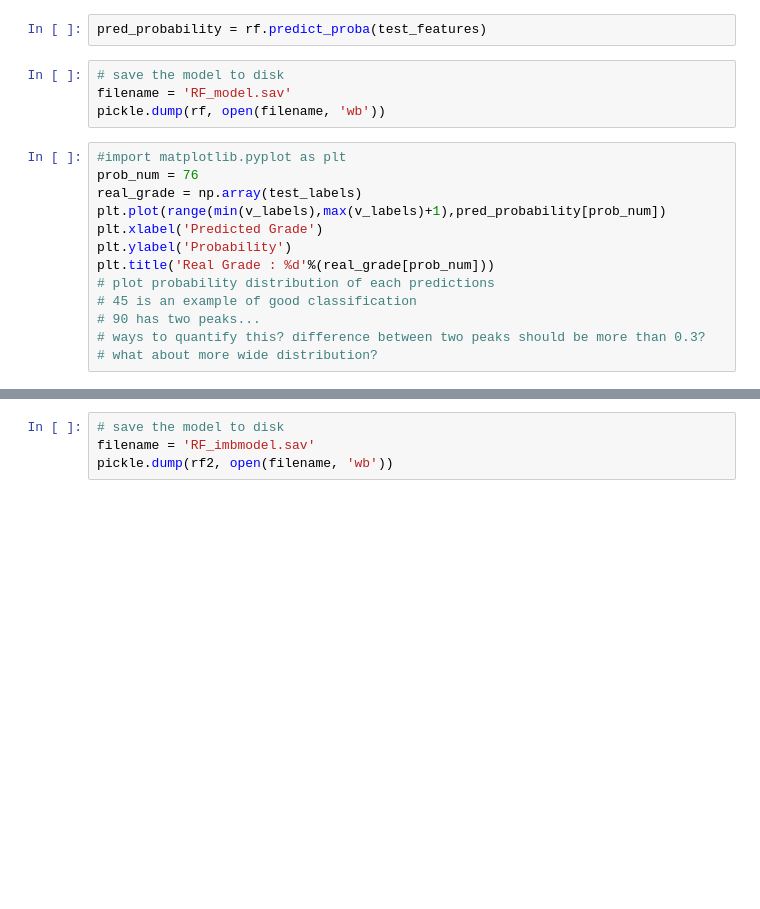
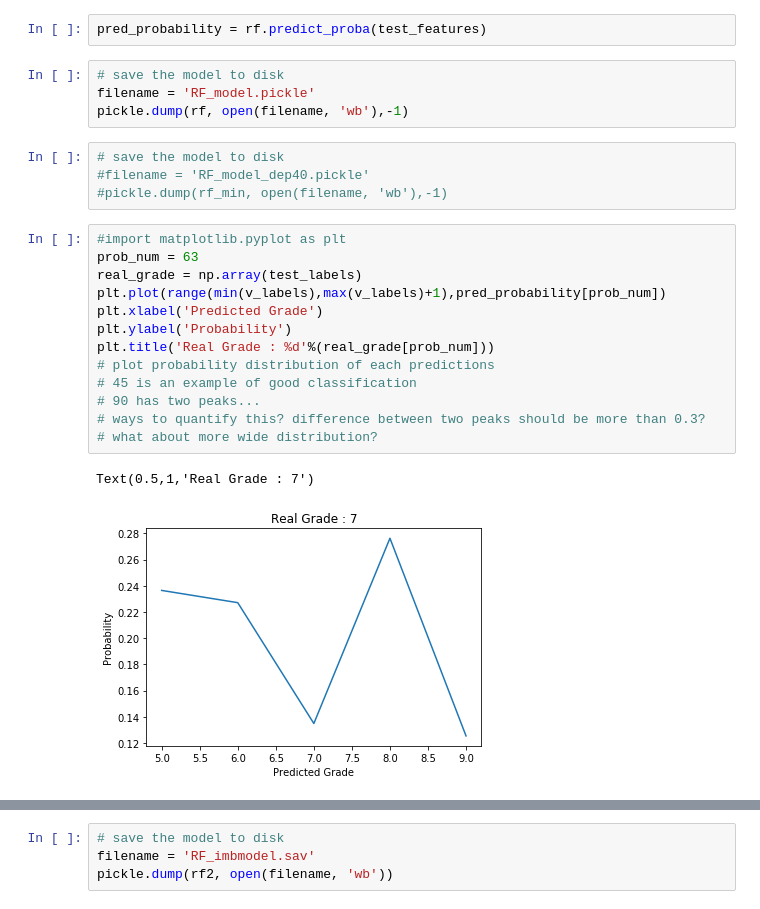
Before and after one commit to jee1213/BoulderingGrade, a Jupyter notebook: MoonBoard_GradePrediction.ipynb, the cells around one changed output, grey strips where cells are left out. Saved outputs shown, nothing was run; the diff lists cells and outputs as text; blank space fills up the shorter version.

```diff
--- a/MoonBoard_GradePrediction.ipynb
+++ b/MoonBoard_GradePrediction.ipynb
@@ -494,21 +593,28 @@ Feature ranking:
 pred_probability = rf.predict_proba(test_features)
 # %%
 # save the model to disk
-filename = 'RF_model.sav'
-pickle.dump(rf, open(filename, 'wb'))
+filename = 'RF_model.pickle'
+pickle.dump(rf, open(filename, 'wb'),-1)
+# %%
+# save the model to disk
+#filename = 'RF_model_dep40.pickle'
+#pickle.dump(rf_min, open(filename, 'wb'),-1)
 # %%
 #import matplotlib.pyplot as plt
-prob_num = 76
+prob_num = 63
 real_grade = np.array(test_labels)
 plt.plot(range(min(v_labels),max(v_labels)+1),pred_probability[prob_num])
 plt.xlabel('Predicted Grade')
 plt.ylabel('Probability')
 plt.title('Real Grade : %d'%(real_grade[prob_num]))
 # plot probability distribution of each predictions
 # 45 is an example of good classification
 # 90 has two peaks...
 # ways to quantify this? difference between two peaks should be more than 0.3?
 # what about more wide distribution?
+# %% [output]
+Text(0.5,1,'Real Grade : 7')
+[figure, added]
 # %%
 # Use the forest's predict method on the test data
 predictions = rf.predict(test_features)
```
Also changed, not shown: parts of 90 cells of this notebook, 8 other files.
